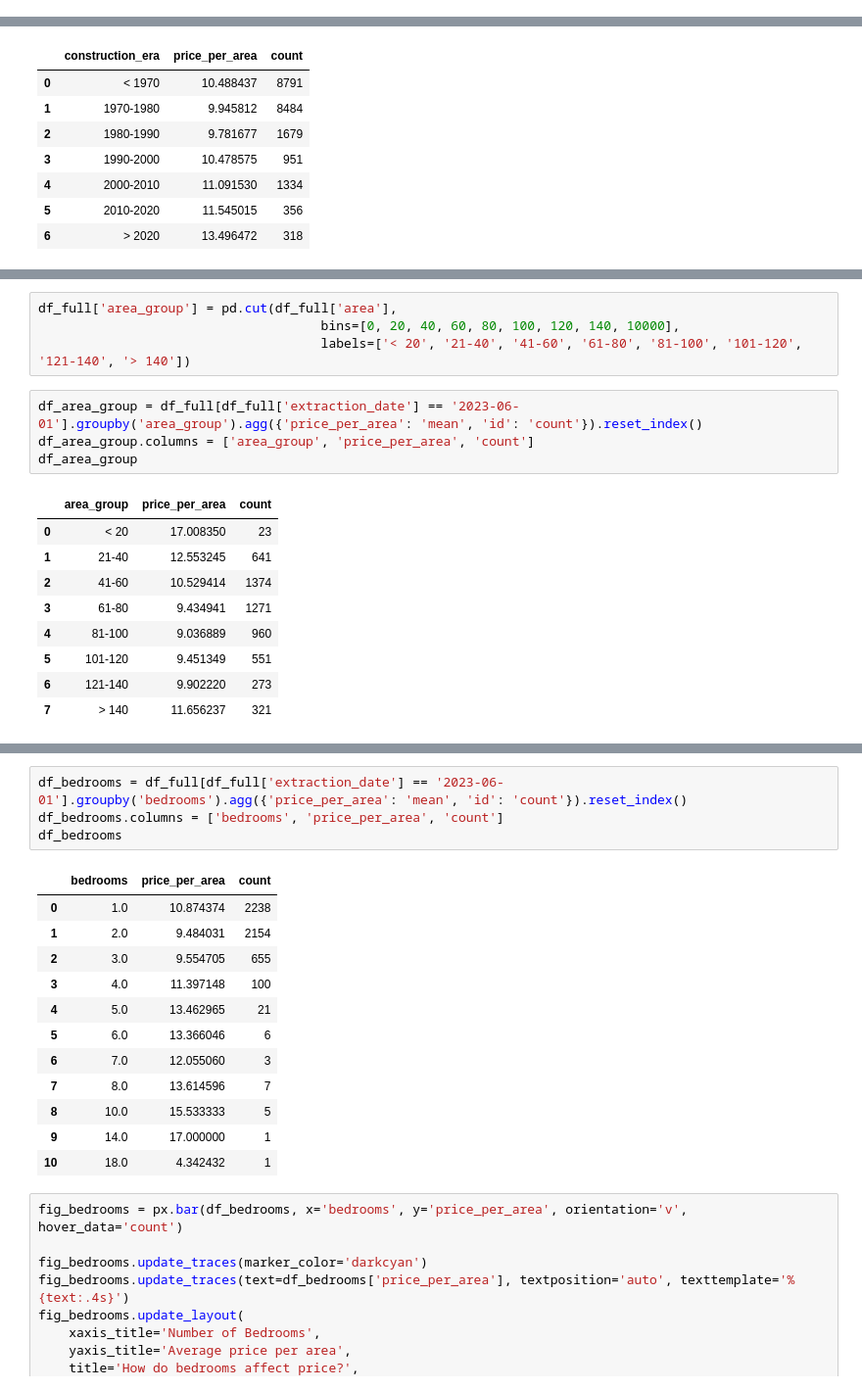
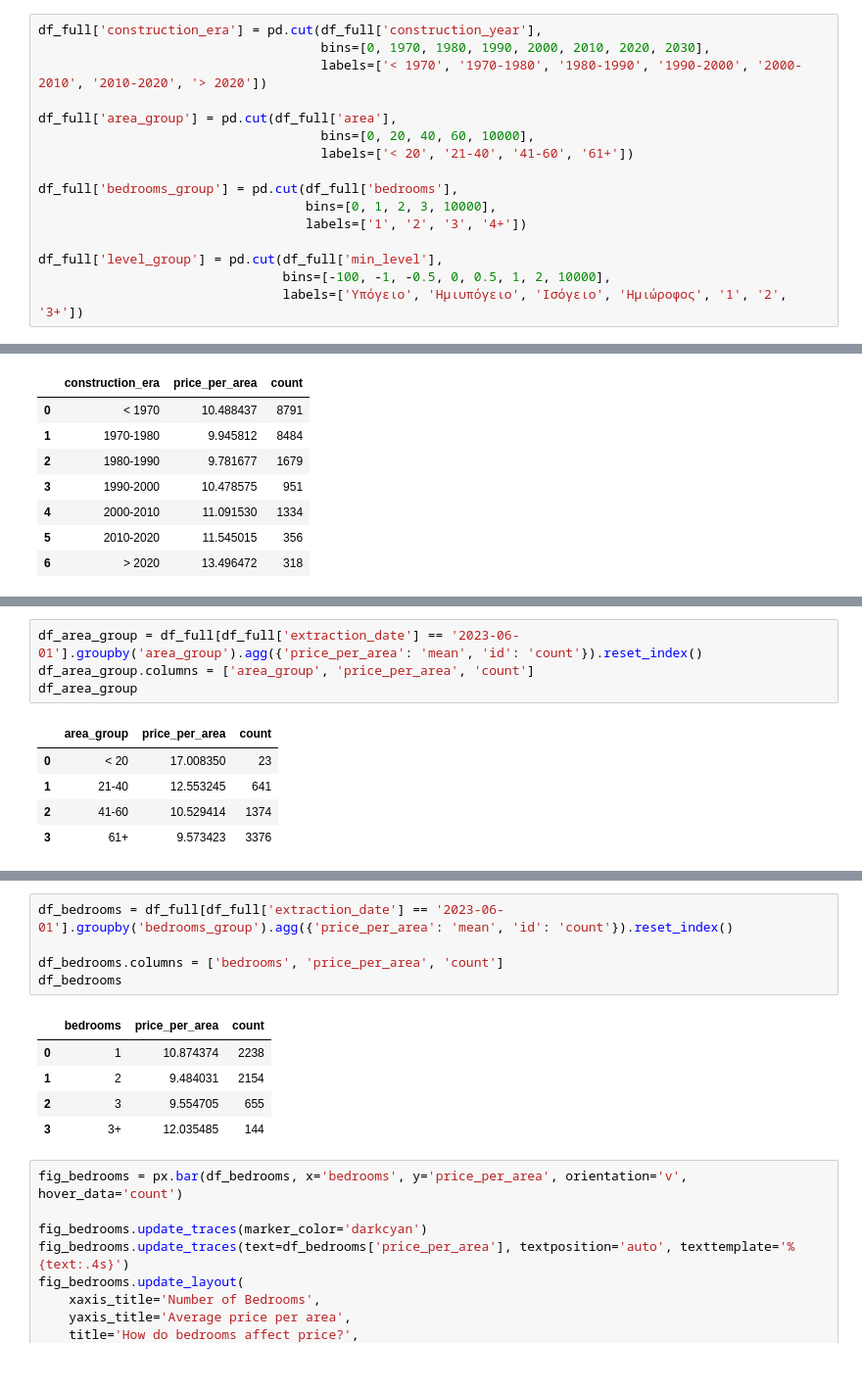
Before and after one commit to GerasimosPanagiotakopoulos/real-estate, a Jupyter notebook: Dashboard.ipynb, the cells around one changed output, grey strips where cells are left out. Shown at 98% size. Drawn from its saved outputs; the diff is of its cells as text.

```diff
--- a/Dashboard.ipynb
+++ b/Dashboard.ipynb
@@ -49,3 +28,19 @@ fig.show()
+# %%
+df_full['construction_era'] = pd.cut(df_full['construction_year'],
+                                     bins=[0, 1970, 1980, 1990, 2000, 2010, 2020, 2030],
+                                     labels=['< 1970', '1970-1980', '1980-1990', '1990-2000', '2000-2010', '2010-2020', '> 2020'])
+
+df_full['area_group'] = pd.cut(df_full['area'],
+                                     bins=[0, 20, 40, 60, 10000],
+                                     labels=['< 20', '21-40', '41-60', '61+'])
+
+df_full['bedrooms_group'] = pd.cut(df_full['bedrooms'],
+                                   bins=[0, 1, 2, 3, 10000],
+                                   labels=['1', '2', '3', '4+'])
+
+df_full['level_group'] = pd.cut(df_full['min_level'],
+                                bins=[-100, -1, -0.5, 0, 0.5, 1, 2, 10000],
+                                labels=['Υπόγειο', 'Ημιυπόγειο', 'Ισόγειο', 'Ημιώροφος', '1', '2', '3+'])
 # %%
 daily_ids = {date: set(df_full.loc[df_full['extraction_date'] == date, 'id']) for date in df_full['extraction_date'].unique()}
 # daily_ids_df = pd.from_dict(daily_ids)
@@ -574,23 +561,15 @@ fig_age.show()
 # %% [output]
 [interactive output not drawn]
 # %%
-df_full['area_group'] = pd.cut(df_full['area'],
-                                     bins=[0, 20, 40, 60, 80, 100, 120, 140, 10000],
-                                     labels=['< 20', '21-40', '41-60', '61-80', '81-100', '101-120', '121-140', '> 140'])
+df_area_group = df_full[df_full['extraction_date'] == '2023-06-01'].groupby('area_group').agg({'price_per_area': 'mean', 'id': 'count'}).reset_index()
+df_area_group.columns = ['area_group', 'price_per_area', 'count']
+df_area_group
+# %% [output]
+|  | area_group | price_per_area | count |
+| 0 | < 20 | 17.008350 | 23 |
+| 1 | 21-40 | 12.553245 | 641 |
+| 2 | 41-60 | 10.529414 | 1374 |
+| 3 | 61+ | 9.573423 | 3376 |
-# %%
-df_area_group = df_full[df_full['extraction_date'] == '2023-06-01'].groupby('area_group').agg({'price_per_area': 'mean', 'id': 'count'}).reset_index()
-df_area_group.columns = ['area_group', 'price_per_area', 'count']
-df_area_group
-# %% [output]
-|  | area_group | price_per_area | count |
-| 0 | < 20 | 17.008350 | 23 |
-| 1 | 21-40 | 12.553245 | 641 |
-| 2 | 41-60 | 10.529414 | 1374 |
-| 3 | 61-80 | 9.434941 | 1271 |
-| 4 | 81-100 | 9.036889 | 960 |
-| 5 | 101-120 | 9.451349 | 551 |
-| 6 | 121-140 | 9.902220 | 273 |
-| 7 | > 140 | 11.656237 | 321 |
 # %%
 fig_area_group = px.bar(df_area_group, x='area_group', y='count', orientation='v', hover_data='price_per_area')
 # fig_area_group = px.bar(df_area_group, x='area_group', y='price_per_area', orientation='v', hover_data='count')
@@ -608,22 +587,16 @@ fig_area_group.show()
 # %% [output]
 [interactive output not drawn]
 # %%
-df_bedrooms = df_full[df_full['extraction_date'] == '2023-06-01'].groupby('bedrooms').agg({'price_per_area': 'mean', 'id': 'count'}).reset_index()
+df_bedrooms = df_full[df_full['extraction_date'] == '2023-06-01'].groupby('bedrooms_group').agg({'price_per_area': 'mean', 'id': 'count'}).reset_index()
+
 df_bedrooms.columns = ['bedrooms', 'price_per_area', 'count']
 df_bedrooms
 # %% [output]
 |  | bedrooms | price_per_area | count |
-| 0 | 1.0 | 10.874374 | 2238 |
-| 1 | 2.0 | 9.484031 | 2154 |
-| 2 | 3.0 | 9.554705 | 655 |
-| 3 | 4.0 | 11.397148 | 100 |
-| 4 | 5.0 | 13.462965 | 21 |
-| 5 | 6.0 | 13.366046 | 6 |
-| 6 | 7.0 | 12.055060 | 3 |
-| 7 | 8.0 | 13.614596 | 7 |
-| 8 | 10.0 | 15.533333 | 5 |
-| 9 | 14.0 | 17.000000 | 1 |
-| 10 | 18.0 | 4.342432 | 1 |
+| 0 | 1 | 10.874374 | 2238 |
+| 1 | 2 | 9.484031 | 2154 |
+| 2 | 3 | 9.554705 | 655 |
+| 3 | 3+ | 12.035485 | 144 |
 # %%
 fig_bedrooms = px.bar(df_bedrooms, x='bedrooms', y='price_per_area', orientation='v', hover_data='count')
 
```
Also changed, not shown: parts of 9 cells of this notebook, 1 other file.
